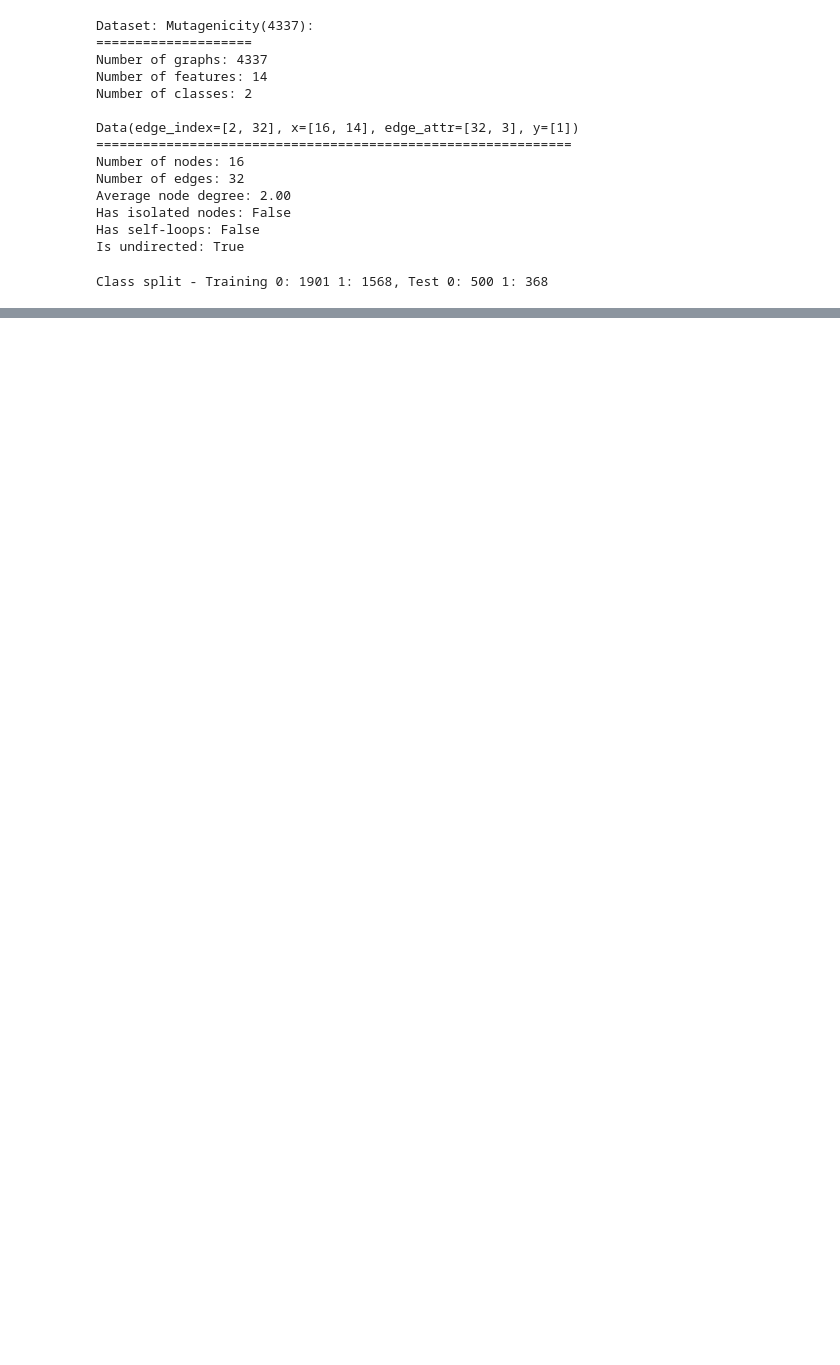
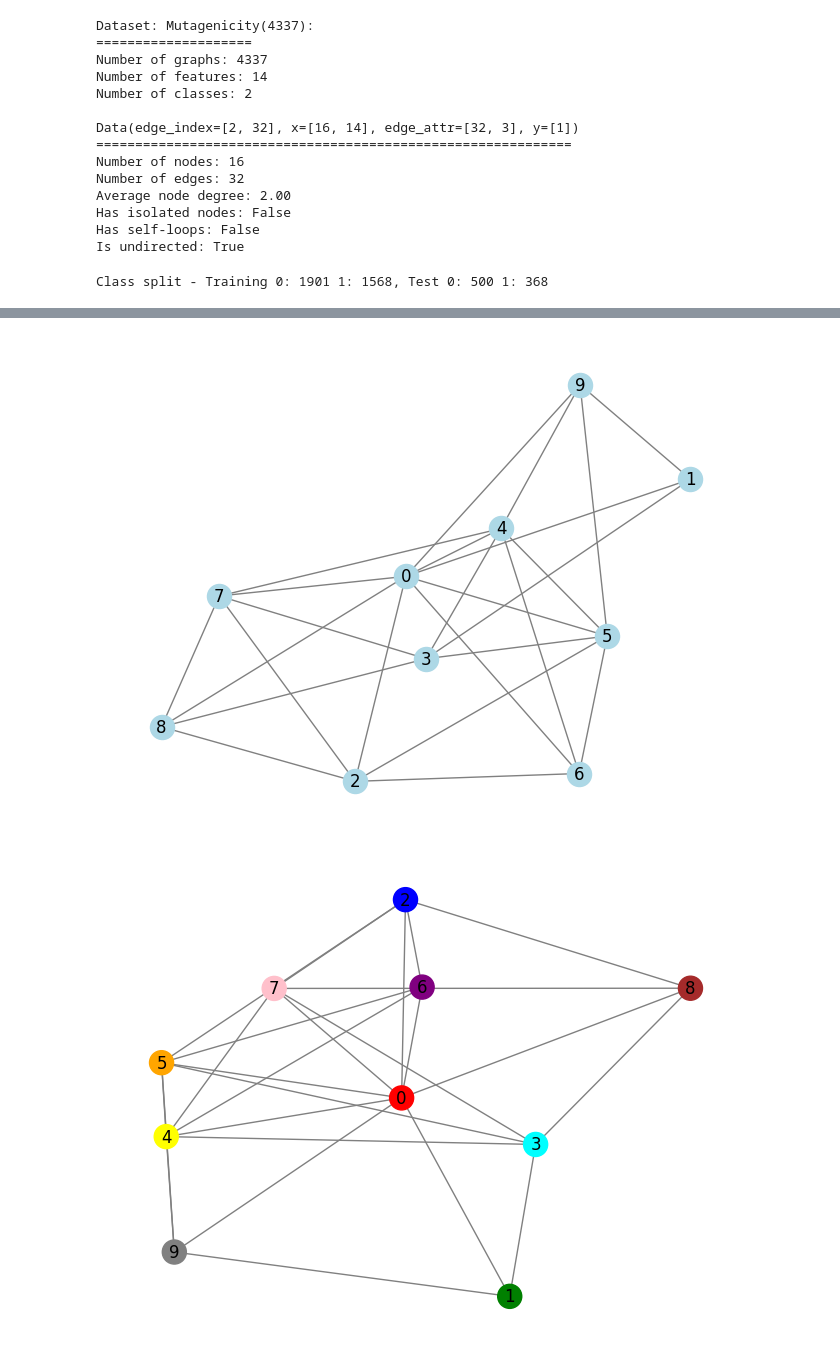
Before and after one commit to Stella-zjy/L65-GDL-project, a Jupyter notebook: GCN.ipynb, the cells around one changed output, grey strips where cells are left out. Cells and saved outputs as stored; diff of their text form; code cells hidden in the pictures; blank space fills up the shorter version.

```diff
--- a/GCN.ipynb
+++ b/GCN.ipynb
@@ -155,0 +401,44 @@ Epoch 50, Train Loss: 3.0989, Test Loss: 0.5227, Test Acc: 0.8007
+# %%
+import networkx as nx
+import matplotlib.pyplot as plt
+import numpy as np
+
+# Using the previously generated adjacency matrix
+adj_matrix = np.array([
+    [0, 1, 1, 0, 1, 1, 1, 1, 1, 1],
+    [1, 0, 0, 1, 0, 0, 0, 0, 0, 1],
+    [1, 0, 0, 0, 0, 1, 1, 1, 1, 0],
+    [0, 1, 0, 0, 1, 1, 0, 1, 1, 0],
+    [1, 0, 0, 1, 0, 1, 1, 1, 0, 1],
+    [1, 0, 1, 1, 1, 0, 1, 0, 0, 1],
+    [1, 0, 1, 0, 1, 1, 0, 0, 0, 0],
+    [1, 0, 1, 1, 1, 0, 0, 0, 1, 0],
+    [1, 0, 1, 1, 0, 0, 0, 1, 0, 0],
+    [1, 1, 0, 0, 1, 1, 0, 0, 0, 0]
+])
+
+# Create a graph
+G = nx.Graph()
+
+# Add edges based on the adjacency matrix
+n = len(adj_matrix)
+for i in range(n):
+    for j in range(n):
+        if adj_matrix[i][j] == 1:
+            G.add_edge(i, j)
+
+# Draw the graph
+nx.draw(G, with_labels=True, node_color='lightblue', edge_color='gray')
+plt.show()
+
+# Define colors for each node
+colors = ['red', 'green', 'blue', 'yellow', 'orange', 'purple', 'pink', 'brown', 'gray', 'cyan']
+
+# Draw the graph
+pos = nx.spring_layout(G)  # positions for all nodes
+nx.draw(G, pos, node_color=colors, with_labels=True, edge_color='gray')
+
+plt.show()
+# %% [output]
+[figure, added]
+[figure, added]
```
Also changed, not shown: parts of 10 cells of this notebook, 3 other files.
